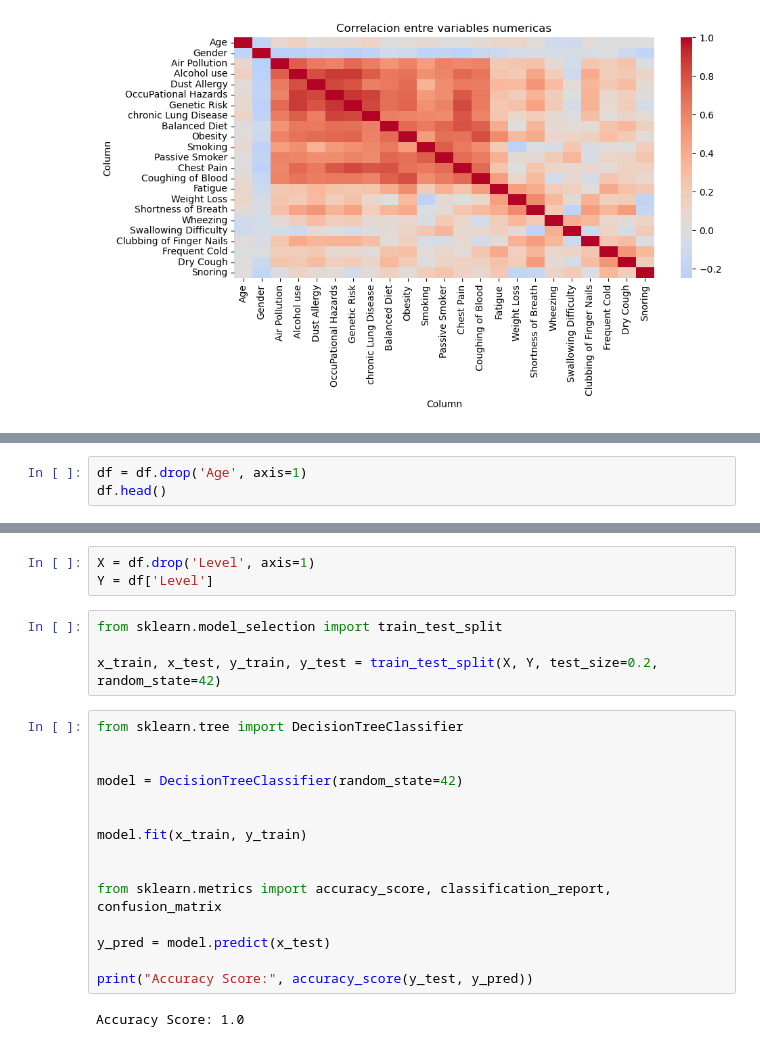
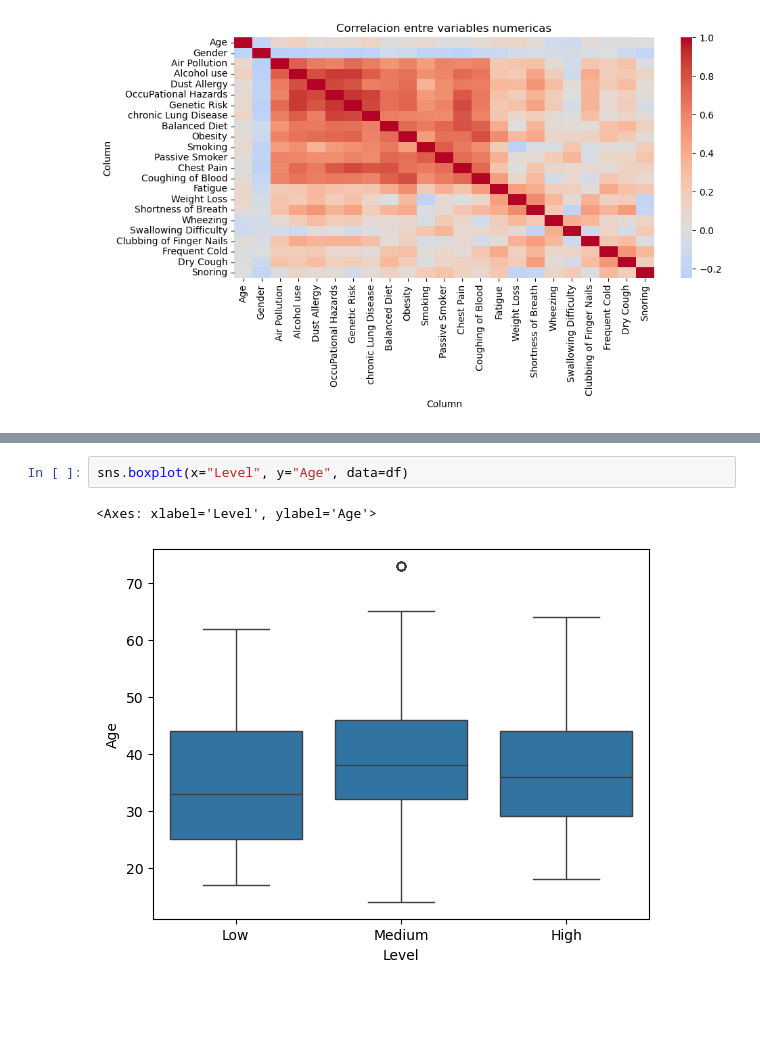
Before and after one commit to Amolihua/ML3037-GRUPO4-ALDIMI, a Jupyter notebook: cancer-stage-prediction.ipynb, the cells around one changed output, grey strips where cells are left out. Cells and saved outputs as stored; diff of their text form; blank space fills up the shorter version.

```diff
--- a/cancer-stage-prediction.ipynb
+++ b/cancer-stage-prediction.ipynb
@@ -172,3 +161,0 @@ df.head()
-# %%
-df = df.drop('Age', axis=1)
-df.head()
@@ -183,24 +162,5 @@ df.head()
-# %%
-X = df.drop('Level', axis=1)
-Y = df['Level']
-# %%
-from sklearn.model_selection import train_test_split
-
-x_train, x_test, y_train, y_test = train_test_split(X, Y, test_size=0.2, random_state=42)
-# %%
-from sklearn.tree import DecisionTreeClassifier
-
-
-model = DecisionTreeClassifier(random_state=42)
-
-
-model.fit(x_train, y_train)
-
-
-from sklearn.metrics import accuracy_score, classification_report, confusion_matrix
-
-y_pred = model.predict(x_test)
-
-print("Accuracy Score:", accuracy_score(y_test, y_pred))
-# %% [output]
-Accuracy Score: 1.0
+# %%
+sns.boxplot(x="Level", y="Age", data=df)
+# %% [output]
+<Axes: xlabel='Level', ylabel='Age'>
+[figure, added]
```
Also changed, not shown: parts of 5 cells of this notebook.
